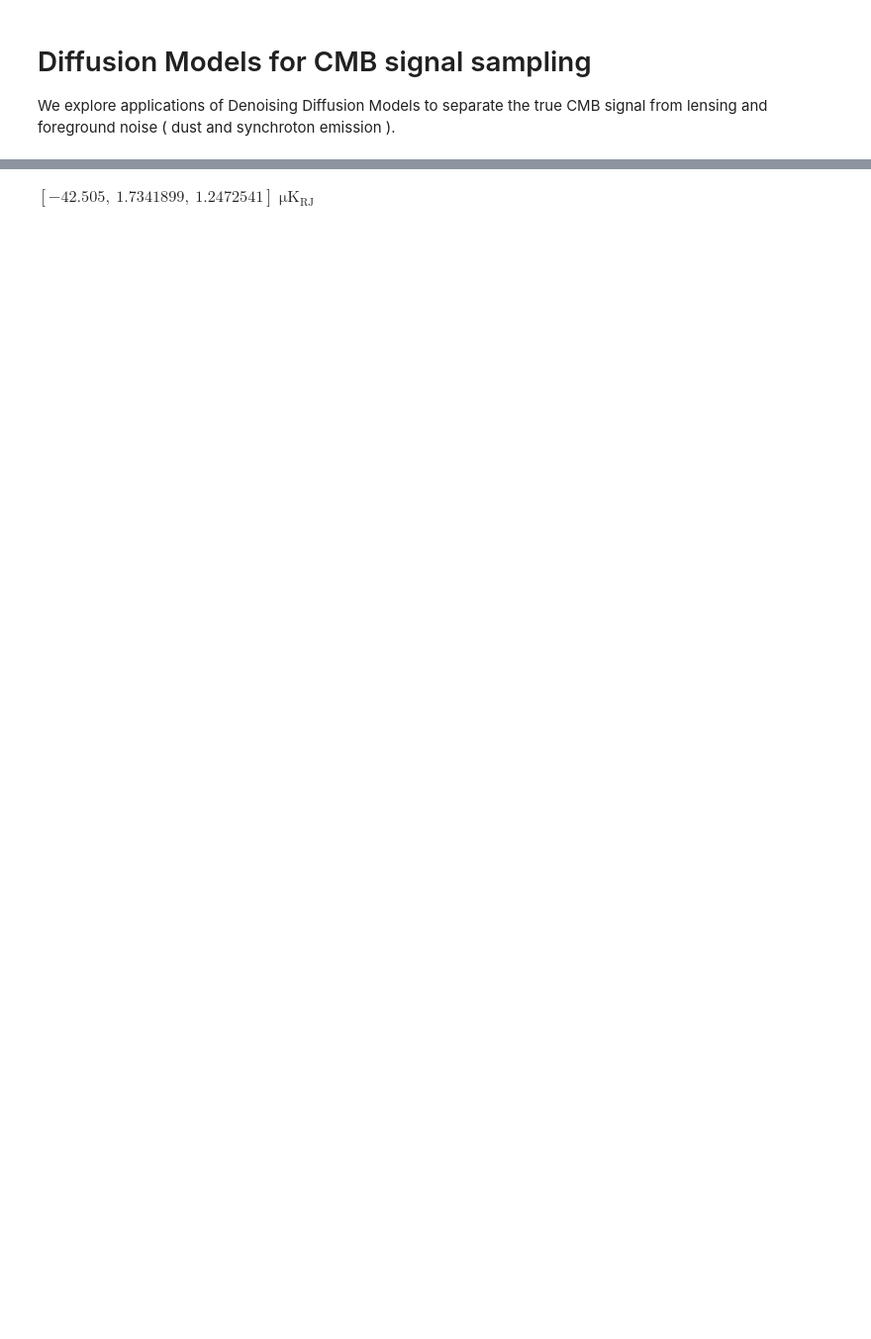
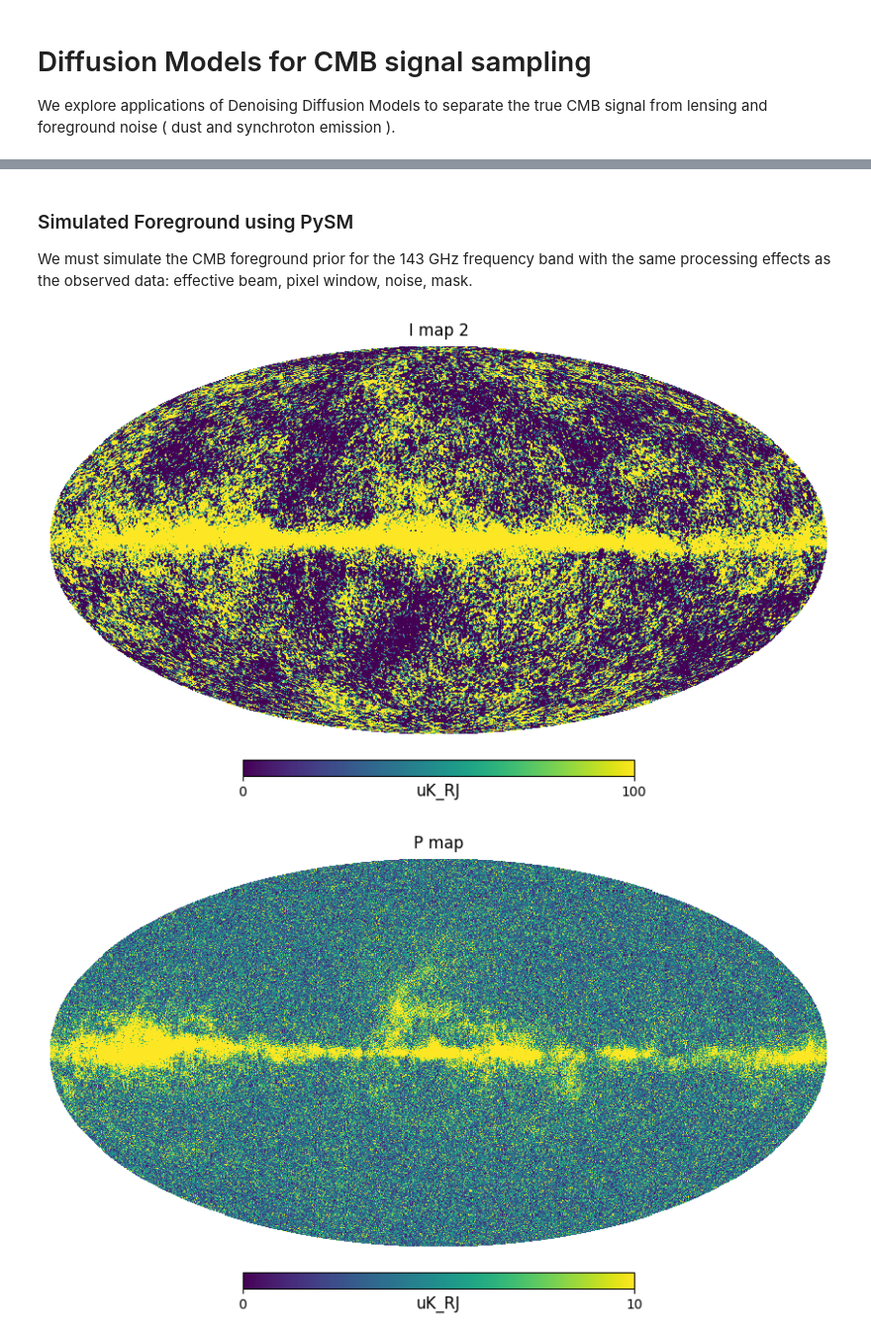
Before and after one commit to dprovaso/Diffusion-model-with-pytorch, a Jupyter notebook: dm_cmb.ipynb, the cells around one changed output, grey strips where cells are left out. Shown at 99% size. Drawn from its saved outputs; the diff is of its cells as text; code cells hidden in the pictures; blank space fills up the shorter version.

```diff
--- a/dm_cmb.ipynb
+++ b/dm_cmb.ipynb
@@ -51,10 +49,0 @@ device = torch.device('cuda' if torch.cuda.is_available() else 'cpu')
-# %%
-"""
-Sky is the main class in PySM 3. It contains the information about the sky model, including the components, the parameters, and the units.
-nside (int): The HEALPix resolution parameter.
-"""
-sky = pysm3.Sky(nside=128, preset_strings=["d1", "s1"])
-sky.components
-
-sky2 = pysm3.Sky(nside=128, preset_strings=["d1", "s1","c1"]) #c1 is CMB with lensing
-sky2.components
@@ -65,18 +287,44 @@ sky2.components
+# %% [markdown]
+### Simulated Foreground using PySM
+
+We must simulate the CMB foreground prior for the 143 GHz frequency band with the same processing effects as the observed data: effective beam, pixel window, noise, mask.
 # %%
+"""
+Sky is the main class in PySM 3. It contains the information about the sky model, including the components, the parameters, and the units.
+nside (int): The HEALPix resolution parameter.
+"""
+# sky = pysm3.Sky(nside=512, preset_strings=["d1", "s1"])
+# sky.components
+
+sky2 = pysm3.Sky(nside=512, preset_strings=["d1", "s1","c1"]) #c1 is CMB with lensing
+sky2.components
+
 """
 get_emission(frequency, **kwargs): Get the emission at a given frequency.
 Returns 2D array of shape (3, nside, nside) in healpy convention.
 
-map_100GHz.shape = (3, 12*128*128)
+map_142GHz.shape = (3, 12*128*128)
 The number 12 is the foundation of the HEALPix geometry.
 At the lowest possible resolution (NSIDE = 1), the sphere is divided into 12 base pixels.
 Each base pixel is then subdivided into 4 child pixels at the next resolution level (NSIDE = 2), and so on.
 """
 
-map_100GHz = sky.get_emission(100 * u.GHz)
-map_100GHz[:,0] # returns [I, Q, U] for first base pixel
+# map_100GHz = sky.get_emission(100 * u.GHz)
+# map_100GHz[:,0] # returns [I, Q, U] for first base pixel
 
-map_100GHz2 = sky2.get_emission(100 * u.GHz)
-map_100GHz2[:,0] # returns [I, Q, U] for first base pixel
+map_143GHz2 = sky2.get_emission(100 * u.GHz)
+map_143GHz2[:,0] # returns [I, Q, U] for first base pixel
+
+
+"""
+Plotting
+"""
+
+# hp.mollview(map_100GHz[0], min=0, max=1e2, title="I map", unit=map_100GHz.unit)
+hp.mollview(map_143GHz2[0], min=0, max=1e2, title="I map 2", unit=map_143GHz2.unit)
+
+# hp.mollview(np.sqrt(map_100GHz[1]**2 + map_100GHz[2]**2), title="P map", min=0, max=1e1, unit=map_100GHz.unit)
+hp.mollview(np.sqrt(map_143GHz2[1]**2 + map_143GHz2[2]**2), title="P map", min=0, max=1e1, unit=map_143GHz2.unit)
 # %% [output]
-$[-42.505,~1.7341899,~1.2472541] \; \mathrm{\mu K_{{RJ}}}$
+[figure, added]
+[figure, added]
```
Also changed, not shown: parts of 21 cells of this notebook, 1 other file.
